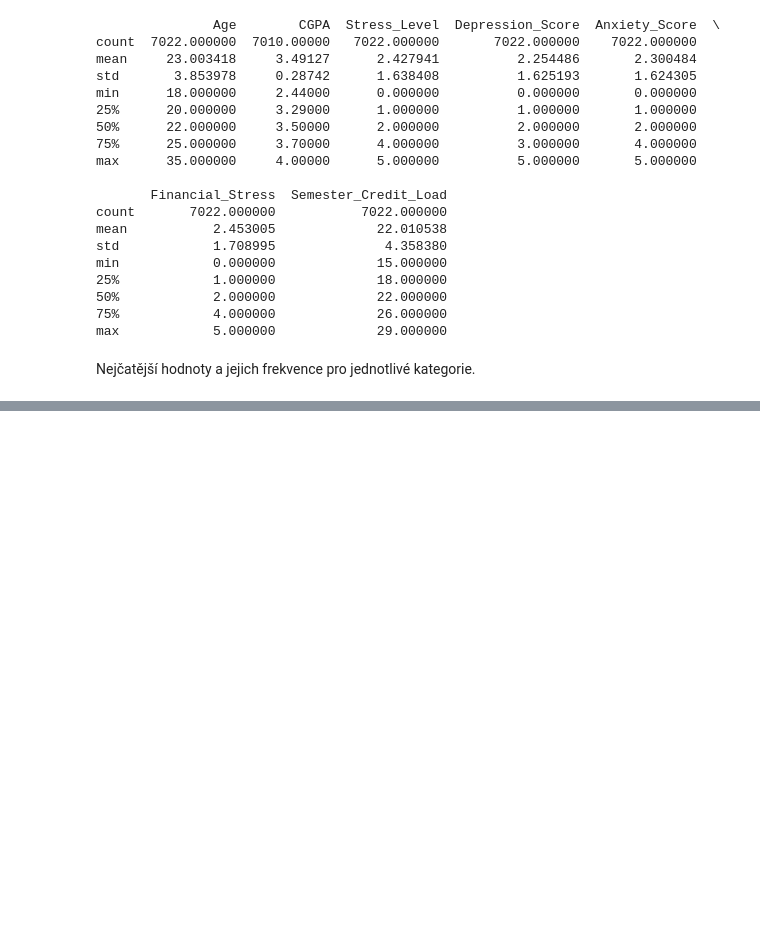
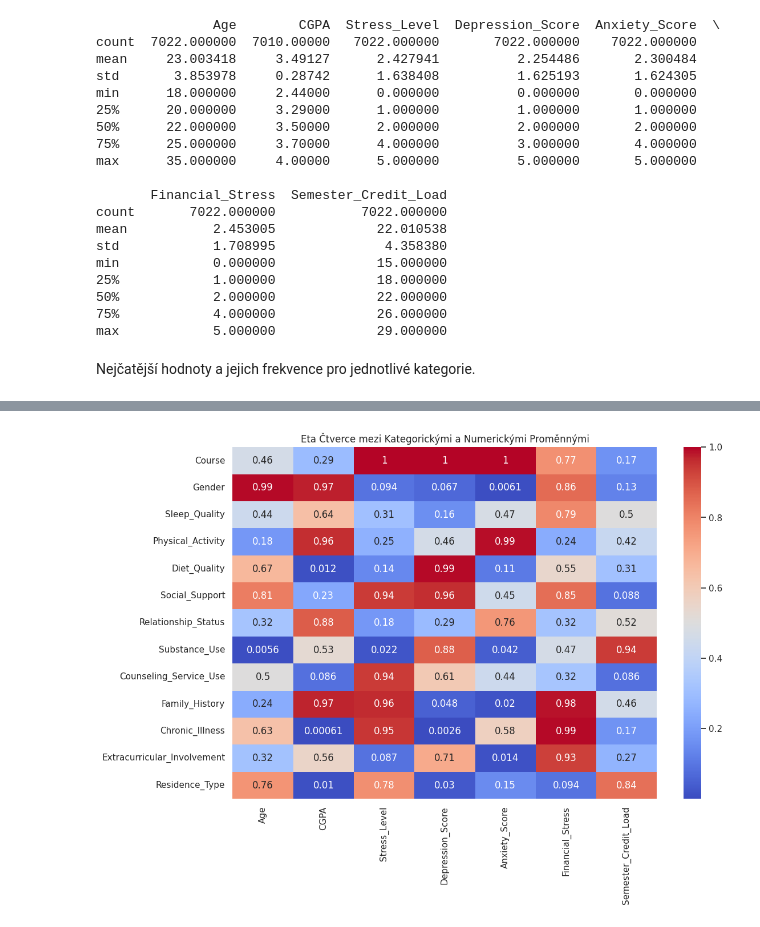
Before and after one commit to jakubKuznik/UPA-project, a Jupyter notebook: Project-2/exploratory_analysis.ipynb, the cells around one changed output, grey strips where cells are left out. Cells and saved outputs as stored; diff of their text form; code cells hidden in the pictures; blank space fills up the shorter version.

```diff
--- a/Project-2/exploratory_analysis.ipynb
+++ b/Project-2/exploratory_analysis.ipynb
@@ -97,0 +128,31 @@ Name: Residence_Type, dtype: int64
+# %%
+from sklearn.feature_selection import f_classif
+
+df = df.dropna()
+
+def eta_squared(X, y):
+    """ Výpočet Eta čtverce pro vztah mezi kategorickou a numerickou proměnnou. """
+    anova = f_classif(X, y)
+    eta_sq = anova[0] / (anova[0] + anova[1])
+    return eta_sq
+
+categorical_cols = df.select_dtypes(include=['object']).columns
+# Výběr numerických sloupců
+numerical_columns = df.select_dtypes(include=['int64', 'float64']).columns
+
+# Vytvoření DataFrame pro výsledky Eta čtverce
+eta_squared_results = pd.DataFrame(index=categorical_cols, columns=numerical_columns)
+
+# Výpočet Eta čtverce pro každou kombinaci kategorických a numerických sloupců
+for cat_col in categorical_cols:
+    for num_col in numerical_columns:
+        eta_sq = eta_squared(df[[num_col]], df[cat_col])
+        eta_squared_results.loc[cat_col, num_col] = eta_sq[0]
+
+# Vizualizace výsledků
+plt.figure(figsize=(12, 8))
+sns.heatmap(eta_squared_results.astype(float), annot=True, cmap='coolwarm')
+plt.title('Eta Čtverce mezi Kategorickými a Numerickými Proměnnými')
+plt.show()
+# %% [output]
+[figure, added]
```
Also changed, not shown: parts of 3 cells of this notebook.
